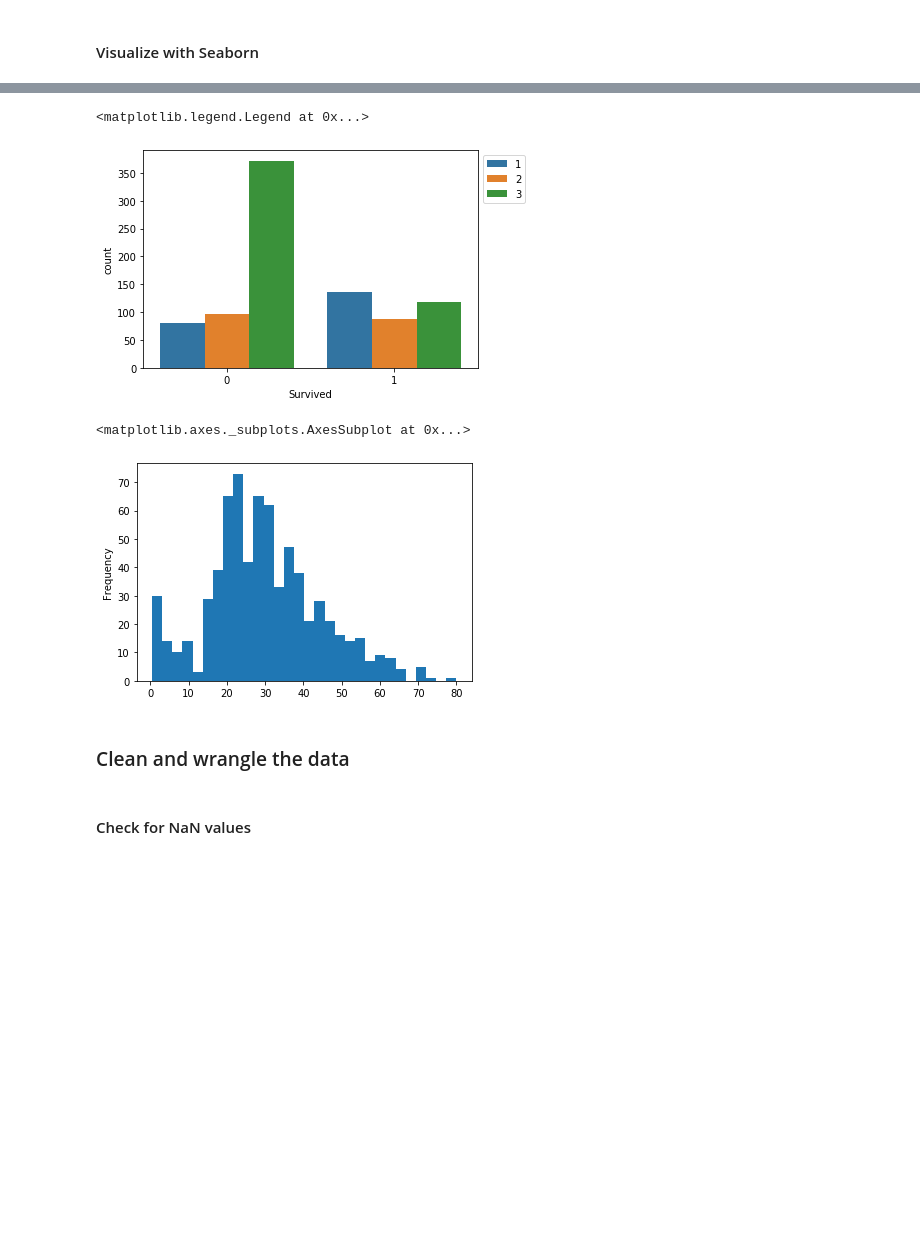
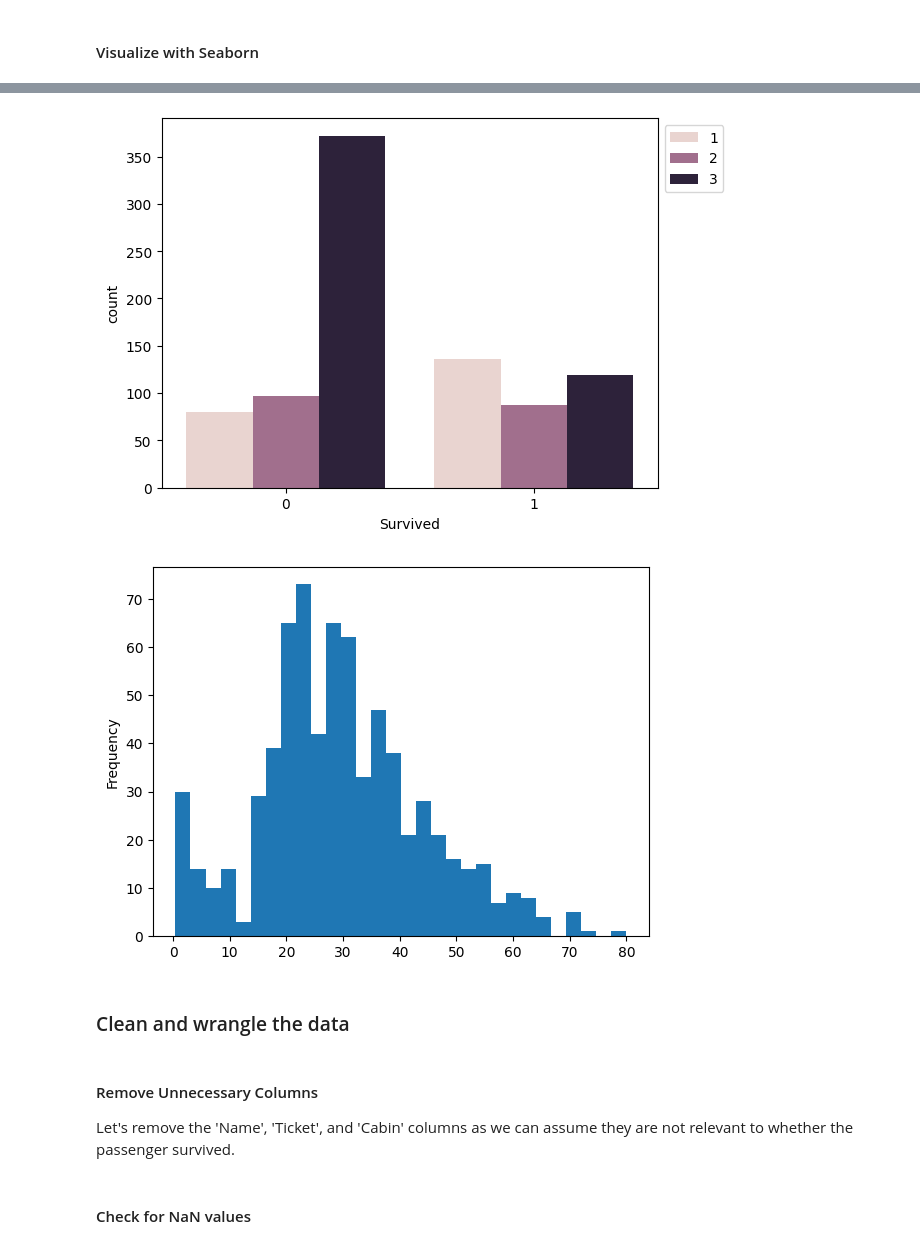
Before and after one commit to ProgressBG-Python-Course/JupyterNotebooksExamples, a Jupyter notebook: Notebooks/supervised_learning_algorihtms/linear_models_for_classification_and_regression/LogisticRegression - TitanicDemo.ipynb, the cells around one changed output, grey strips where cells are left out. Drawn from its saved outputs; the diff is of its cells as text; code cells hidden in the pictures; blank space fills up the shorter version.

```diff
--- a/Notebooks/supervised_learning_algorihtms/linear_models_for_classification_and_regression/LogisticRegression - TitanicDemo.ipynb
+++ b/Notebooks/supervised_learning_algorihtms/linear_models_for_classification_and_regression/LogisticRegression - TitanicDemo.ipynb
@@ -41,4 +25,9 @@ PassengerId,Survived,Pclass,Name,Sex,Age,SibSp,Parch,Ticket,Fare,Cabin,Embarked
+# %%
+train_csv = 'https://raw.githubusercontent.com/geekcourses/JupyterNotebooksExamples/master/datasets/Titanic/train.csv'
+test_csv='https://raw.githubusercontent.com/geekcourses/JupyterNotebooksExamples/master/datasets/Titanic/test.csv'
 # %%
 # load the dataset, using PassengerId as index
-df_train = pd.read_csv("../../datasets/Titanic/train.csv", index_col='PassengerId')
-df_test = pd.read_csv("../../datasets/Titanic/test.csv", index_col='PassengerId')
+df_train = pd.read_csv(train_csv, index_col='PassengerId')
+df_test = pd.read_csv(test_csv, index_col='PassengerId')
+
+df_train.head()
@@ -129,13 +111,15 @@ plt.legend(bbox_to_anchor=(1, 1), loc=2)
 # %%
-sns.countplot('Survived', hue='Pclass', data=df_train)
-plt.legend(bbox_to_anchor=(1, 1), loc=2)
+sns.countplot(x='Survived', hue='Pclass', data=df_train)
+plt.legend(bbox_to_anchor=(1, 1), loc=2);
 # %% [output]
-<matplotlib.legend.Legend at 0x...>
-[figure, old version]
+[figure, new version]
 # %%
-df_train['Age'].plot.hist(bins=30)
+df_train['Age'].plot.hist(bins=30);
 # %% [output]
-<matplotlib.axes._subplots.AxesSubplot at 0x...>
-[figure, old version]
+[figure, new version]
 # %% [markdown]
 ### Clean and wrangle the data
+# %% [markdown]
+#### Remove Unnecessary Columns
+
+Let's remove the 'Name', 'Ticket', and 'Cabin' columns as we can assume they are not relevant to whether the passenger survived.
```
Also changed, not shown: parts of 30 cells of this notebook, 4 other files.
